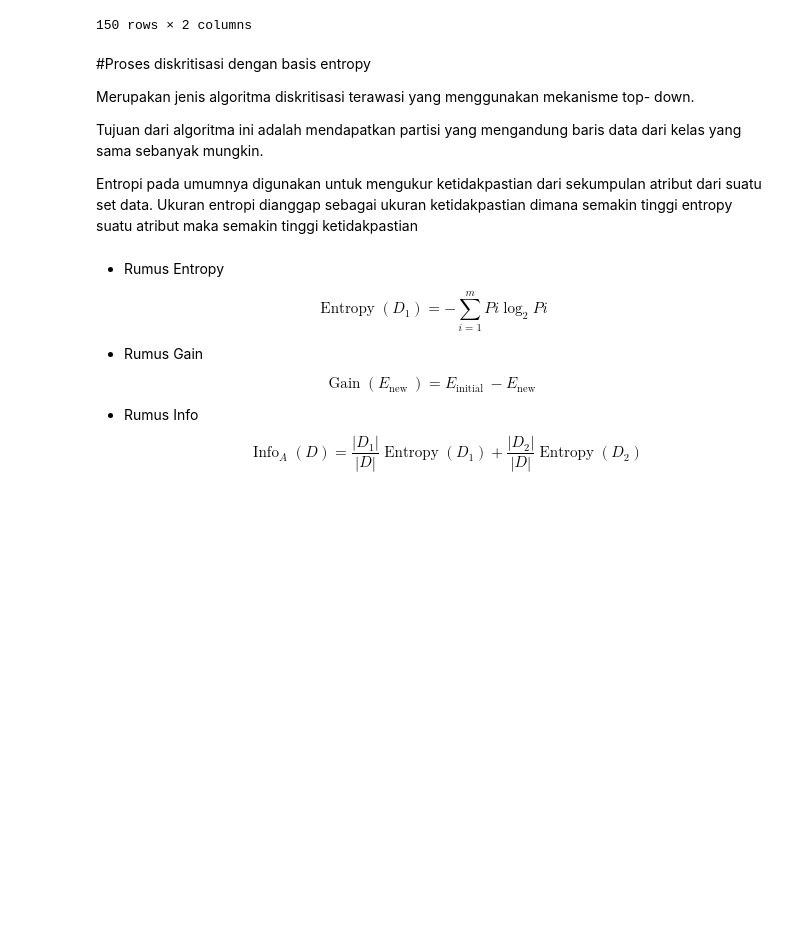
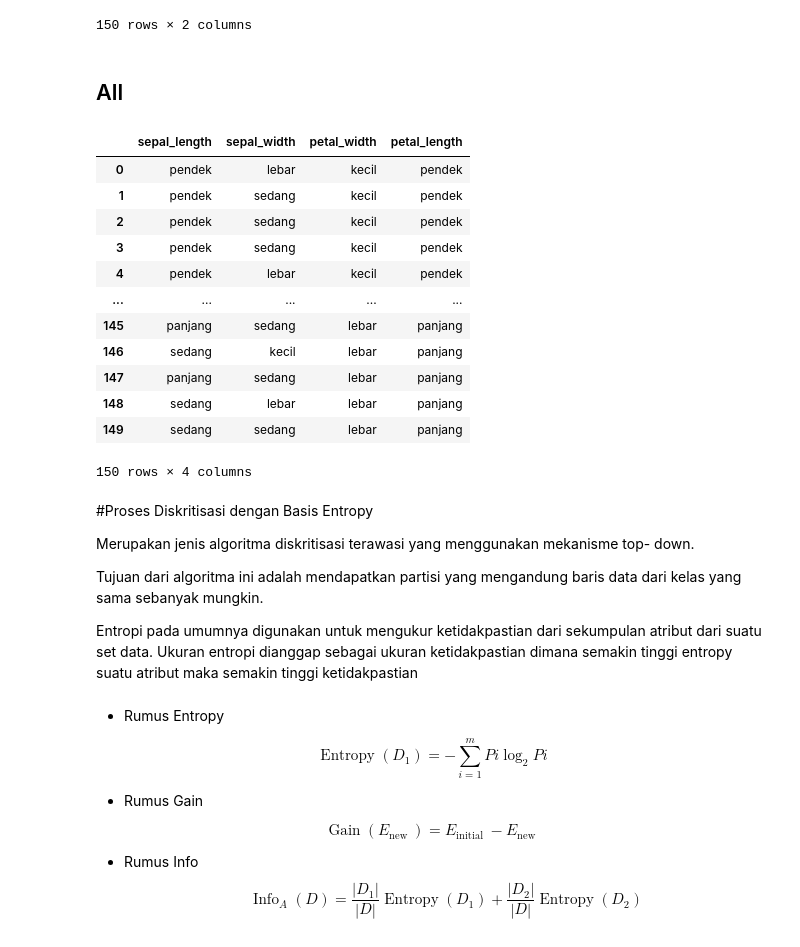
Before and after one commit to Amelia039/datamining, a Jupyter notebook: _sources/tugas2.ipynb, the cells around one changed output. Cells and saved outputs as stored; diff of their text form; code cells hidden in the pictures; blank space fills up the shorter version.

```diff
--- a/_sources/tugas2.ipynb
+++ b/_sources/tugas2.ipynb
@@ -235,9 +257,9 @@ pendek     52
 panjang    42
 Name: sepal_length, dtype: int64
 # %%
-sepal_length_bin = pd.qcut(c['sepal_length'],len(labelsforlength), labelsforlength)
-sepal_with_label = sepal_length_bin.value_counts()
-pd.concat((c['sepal_length'],sepal_length_bin),axis=1)
+sepal_length_ef_bin = pd.qcut(c['sepal_length'],len(labelsforlength), labelsforlength)
+sepal_length_label = sepal_length_bin.value_counts()
+pd.concat((c['sepal_length'],sepal_length_ef_bin),axis=1)
 # %% [output]
 |  | sepal_length | sepal_length |
 | 0 | 5.1 | pendek |
@@ -271,9 +295,9 @@ sedang     51
 panjang    42
 Name: sepal_width, dtype: int64
 # %%
-sepal_width_bin = pd.qcut(c['sepal_width'],len(labelsforwidth), labelsforwidth)
+sepal_width_ef_bin = pd.qcut(c['sepal_width'],len(labelsforwidth), labelsforwidth)
 sepal_with_label = sepal_width_bin.value_counts()
-pd.concat((c['sepal_width'],sepal_width_bin),axis=1)
+pd.concat((c['sepal_width'],sepal_width_ef_bin),axis=1)
 # %% [output]
 |  | sepal_width | sepal_width |
 | 0 | 3.5 | lebar |
@@ -308,9 +334,9 @@ panjang    46
 Name: petal_length, dtype: int64
 # %%
 
-petal_length_bin = pd.qcut(c['petal_length'],len(labelsforlength), labelsforlength)
-sepal_with_label = petal_length_bin.value_counts()
-pd.concat((c['petal_length'],petal_length_bin),axis=1)
+petal_length_ef_bin = pd.qcut(c['petal_length'],len(labelsforlength), labelsforlength)
+petal_length_label = petal_length_bin.value_counts()
+pd.concat((c['petal_length'],petal_length_ef_bin),axis=1)
 # %% [output]
 |  | petal_length | petal_length |
 | 0 | 1.4 | pendek |
@@ -345,9 +373,9 @@ lebar     48
 Name: petal_width, dtype: int64
 # %%
 
-petal_width_bin = pd.qcut(c['petal_width'],len(labelsforwidth), labelsforwidth)
-sepal_with_label = petal_width_bin.value_counts()
-pd.concat((c['petal_width'],petal_width_bin),axis=1)
+petal_width_ef_bin = pd.qcut(c['petal_width'],len(labelsforwidth), labelsforwidth)
+petal_width_label = petal_width_bin.value_counts()
+pd.concat((c['petal_width'],petal_width_ef_bin),axis=1)
 # %% [output]
 |  | petal_width | petal_width |
 | 0 | 0.2 | kecil |
@@ -362,8 +390,26 @@ pd.concat((c['petal_width'],petal_width_bin),axis=1)
 | 148 | 2.3 | lebar |
 | 149 | 1.8 | lebar |
 150 rows × 2 columns
+# %% [markdown]
+## All
+# %%
+pd.concat((sepal_length_ef_bin,sepal_width_ef_bin,petal_width_ef_bin,petal_length_ef_bin),axis=1)
+# %% [output]
+|  | sepal_length | sepal_width | petal_width | petal_length |
+| 0 | pendek | lebar | kecil | pendek |
+| 1 | pendek | sedang | kecil | pendek |
+| 2 | pendek | sedang | kecil | pendek |
+| 3 | pendek | sedang | kecil | pendek |
+| 4 | pendek | lebar | kecil | pendek |
+| ... | ... | ... | ... | ... |
+| 145 | panjang | sedang | lebar | panjang |
+| 146 | sedang | kecil | lebar | panjang |
+| 147 | panjang | sedang | lebar | panjang |
+| 148 | sedang | lebar | lebar | panjang |
+| 149 | sedang | sedang | lebar | panjang |
+150 rows × 4 columns
 # %% [markdown]
-#Proses diskritisasi dengan basis entropy
+#Proses Diskritisasi dengan Basis Entropy
 
 Merupakan jenis algoritma diskritisasi terawasi yang menggunakan mekanisme top- down.
 
```
Also changed, not shown: parts of 93 cells of this notebook, 26 other files.
